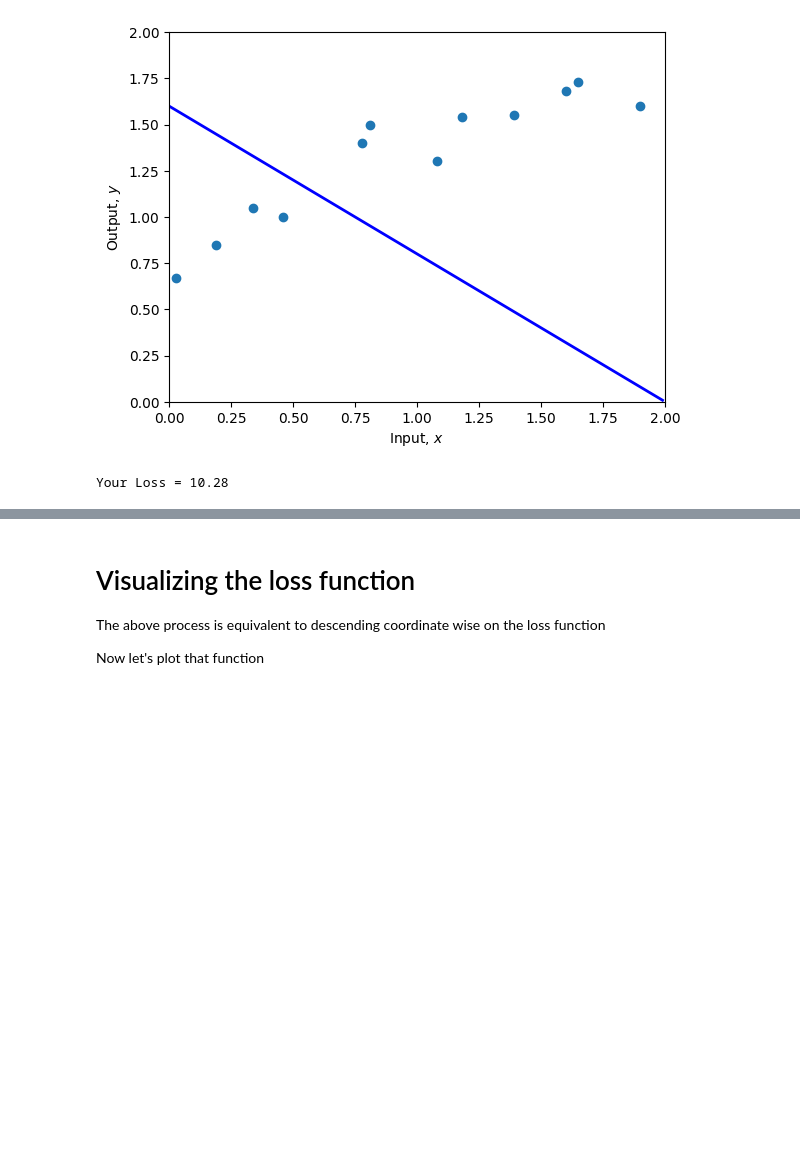
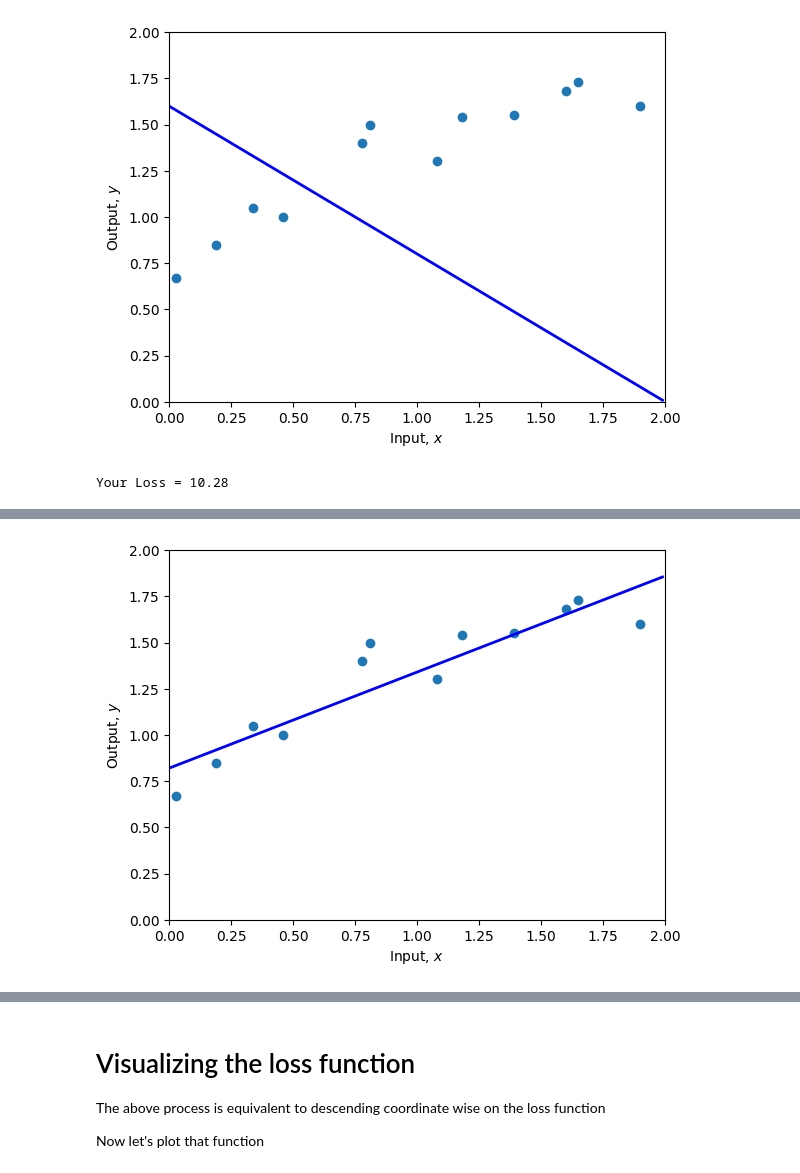
Before and after one commit to naguz03/TAE-Modulo-4-Deep-Learning-Notes-and-Exercises, a Jupyter notebook: 1.2 Regresion.ipynb, the cells around one changed output, grey strips where cells are left out. Drawn from its saved outputs; the diff is of its cells as text; code cells hidden in the pictures; blank space fills up the shorter version.

```diff
--- a/1.2 Regresion.ipynb
+++ b/1.2 Regresion.ipynb
@@ -85,0 +109,7 @@ Your Loss = 10.28
+# %%
+phi0 = 0.82; phi1 = 0.52
+
+plot(x,y,phi0,phi1)
+print(f'Your Loss = {compute_loss(x,y,phi0,phi1):3.2f}')
+# %% [output]
+[figure, added]
```
Also changed, not shown: parts of 7 cells of this notebook.
